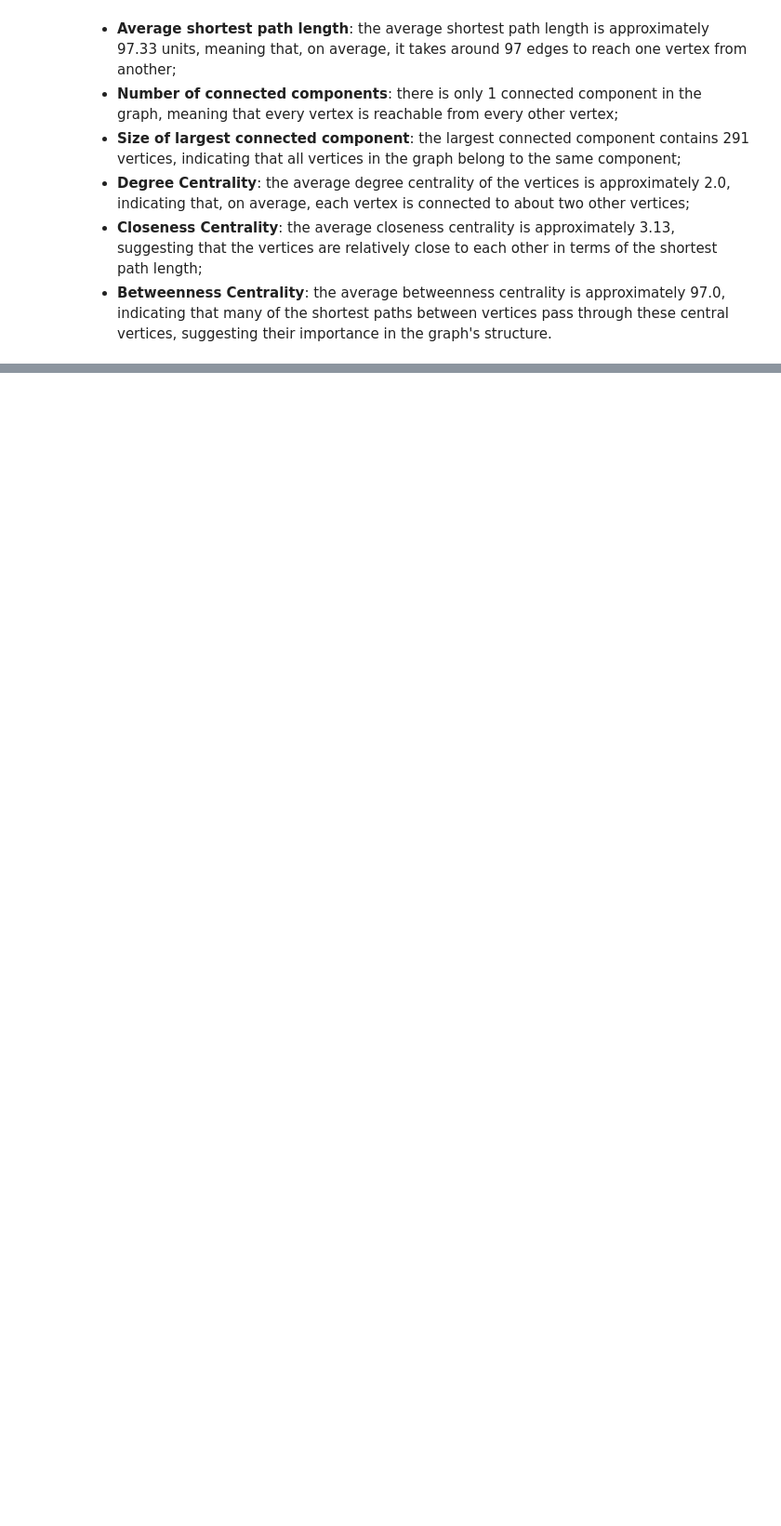
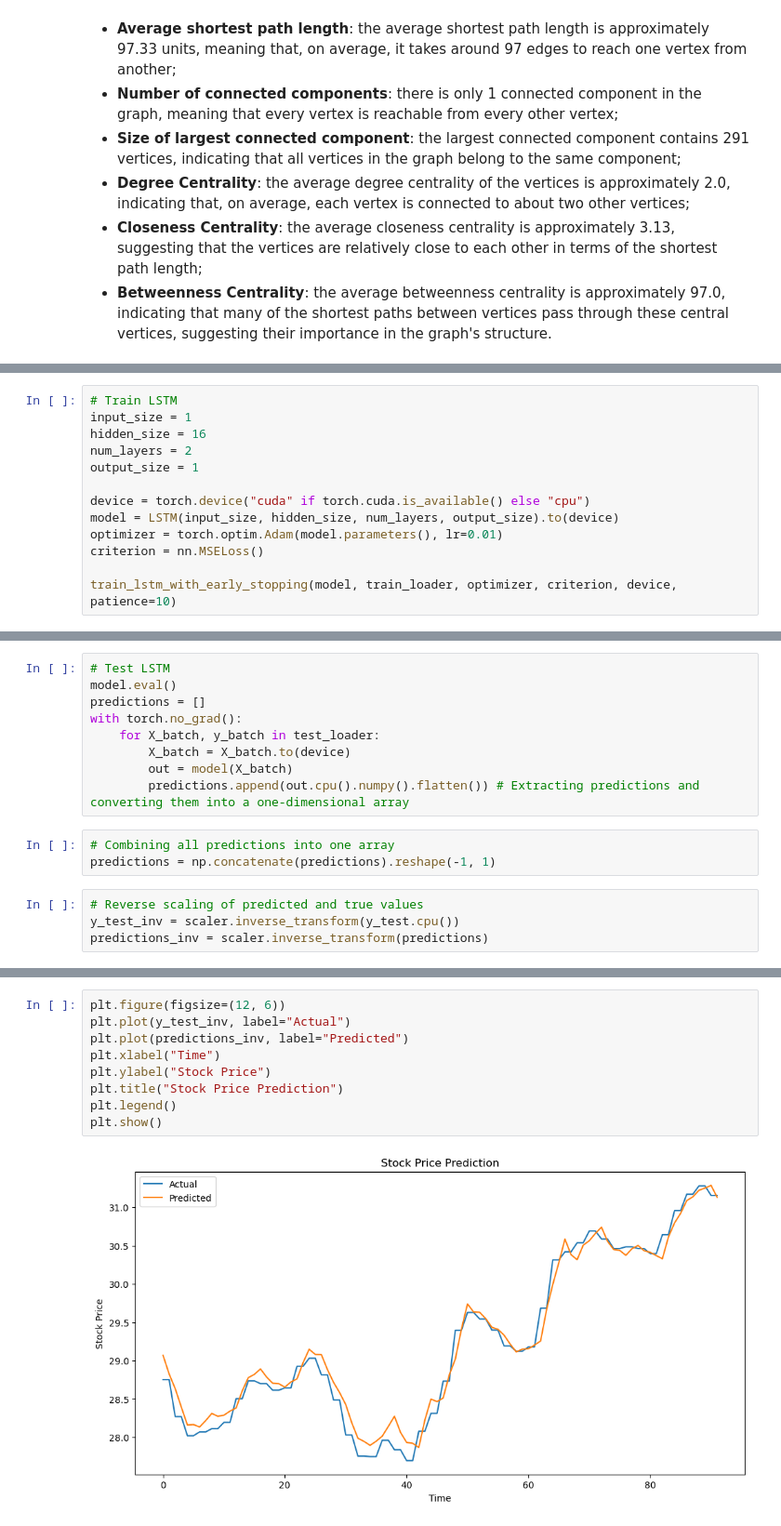
Before and after one commit to chernyshov-dp/SNA-project, a Jupyter notebook: main.ipynb, the cells around one changed output, grey strips where cells are left out. Shown: that part at 93% size. Saved outputs shown, nothing was run; the diff lists cells and outputs as text; blank space fills up the shorter version.

Commit message:
CP3: prototype test

```diff
--- a/main.ipynb
+++ b/main.ipynb
@@ -179,0 +380,13 @@ Betweenness Centrality: 97.00000000000004
+# %%
+# Train LSTM
+input_size = 1
+hidden_size = 16
+num_layers = 2
+output_size = 1
+
+device = torch.device("cuda" if torch.cuda.is_available() else "cpu")
+model = LSTM(input_size, hidden_size, num_layers, output_size).to(device)
+optimizer = torch.optim.Adam(model.parameters(), lr=0.01)
+criterion = nn.MSELoss()
+
+train_lstm_with_early_stopping(model, train_loader, optimizer, criterion, device, patience=10)
@@ -179,0 +411,16 @@ Betweenness Centrality: 97.00000000000004
+# %%
+# Test LSTM
+model.eval()
+predictions = []
+with torch.no_grad():
+    for X_batch, y_batch in test_loader:
+        X_batch = X_batch.to(device)
+        out = model(X_batch)
+        predictions.append(out.cpu().numpy().flatten()) # Extracting predictions and converting them into a one-dimensional array
+# %%
+# Combining all predictions into one array
+predictions = np.concatenate(predictions).reshape(-1, 1)
+# %%
+# Reverse scaling of predicted and true values
+y_test_inv = scaler.inverse_transform(y_test.cpu())
+predictions_inv = scaler.inverse_transform(predictions)
@@ -179,0 +456,11 @@ Betweenness Centrality: 97.00000000000004
+# %%
+plt.figure(figsize=(12, 6))
+plt.plot(y_test_inv, label="Actual")
+plt.plot(predictions_inv, label="Predicted")
+plt.xlabel("Time")
+plt.ylabel("Stock Price")
+plt.title("Stock Price Prediction")
+plt.legend()
+plt.show()
+# %% [output]
+[figure, added]
```
Also changed, not shown: parts of 25 cells of this notebook.
